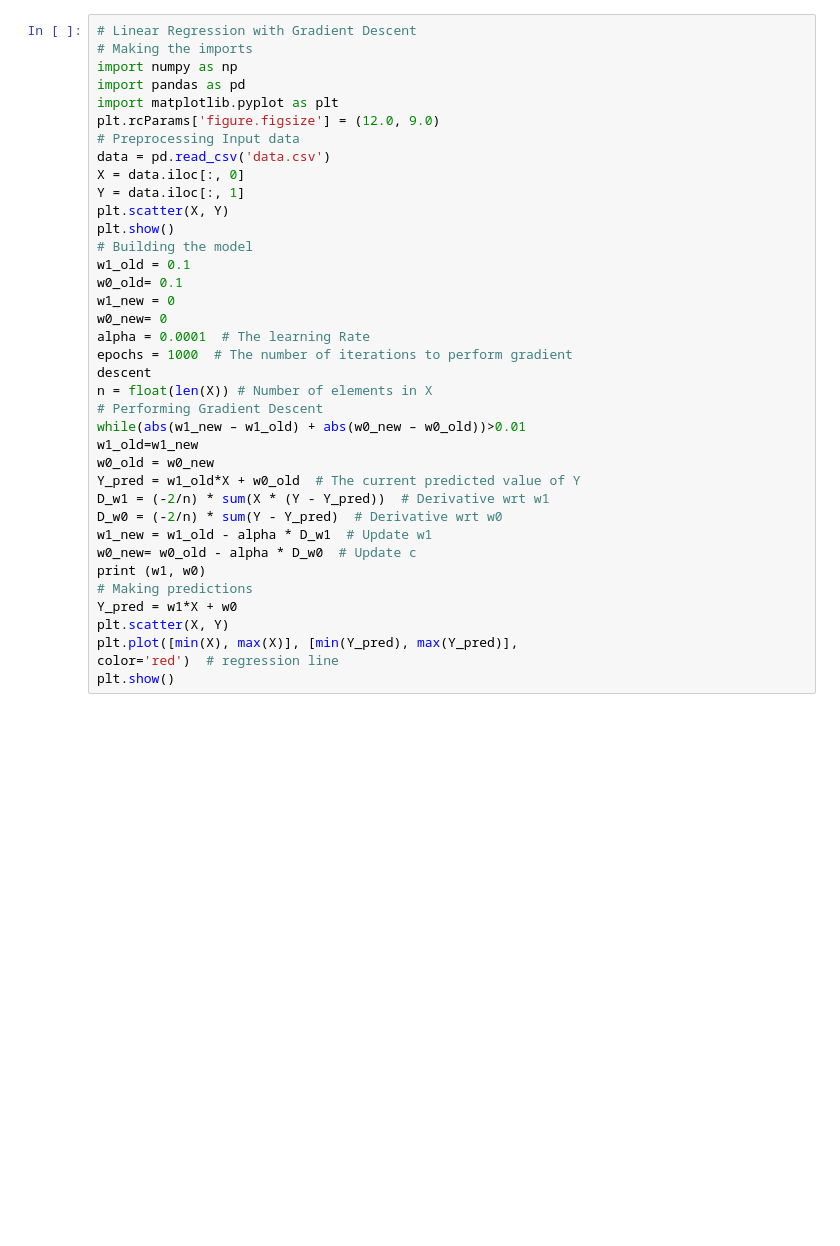
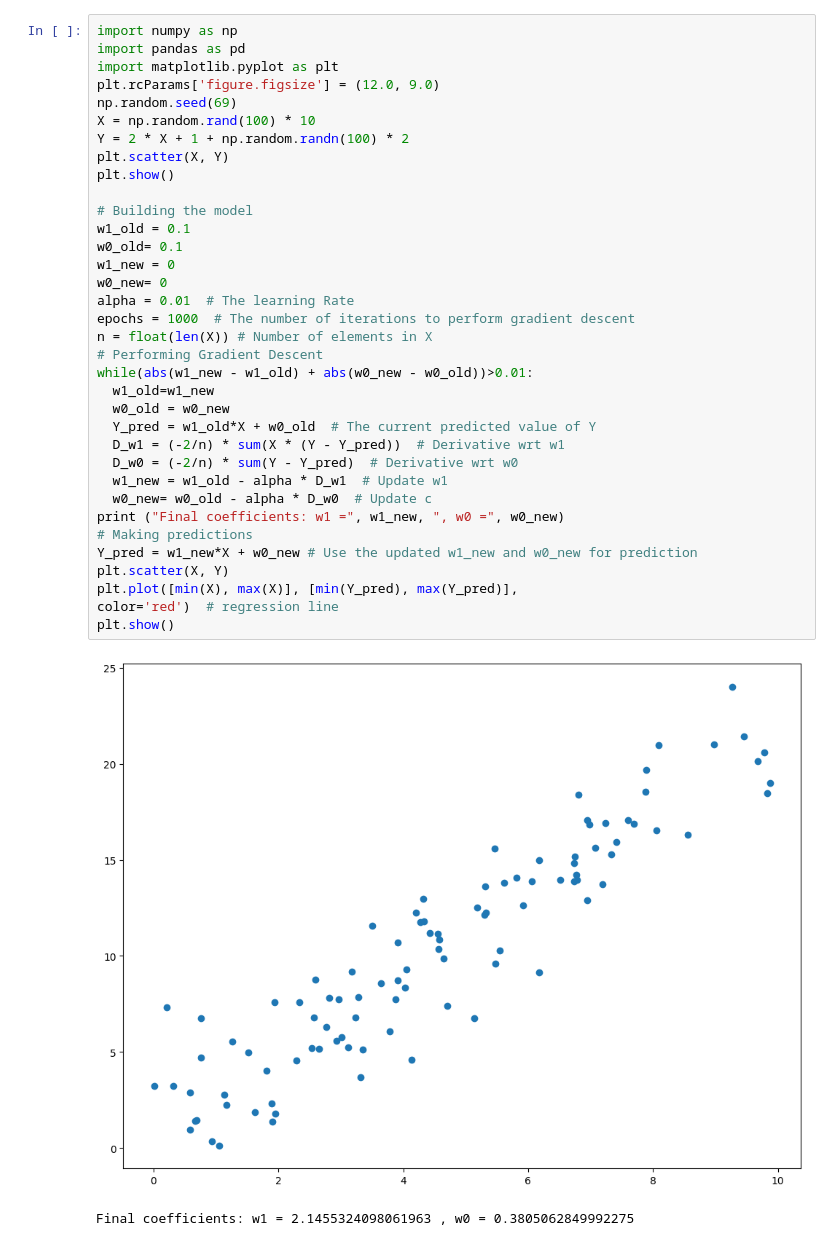
Before and after one commit to Meghan1432md/ML-lab, a Jupyter notebook: ML5.ipynb, the cells around one changed output. Drawn from its saved outputs; the diff is of its cells as text; blank space fills up the shorter version.

```diff
--- a/ML5.ipynb
+++ b/ML5.ipynb
@@ -1,40 +1,40 @@
 # %% [markdown]
 <a href="https://colab.research.google.com/github/Meghan1432md/ML-lab/blob/main/ML5.ipynb" target="_parent"><img src="https://colab.research.google.com/assets/colab-badge.svg" alt="Open In Colab"/></a>
 # %%
-# Linear Regression with Gradient Descent
-# Making the imports
 import numpy as np
 import pandas as pd
 import matplotlib.pyplot as plt
 plt.rcParams['figure.figsize'] = (12.0, 9.0)
-# Preprocessing Input data
-data = pd.read_csv('data.csv')
-X = data.iloc[:, 0]
-Y = data.iloc[:, 1]
+np.random.seed(69)
+X = np.random.rand(100) * 10
+Y = 2 * X + 1 + np.random.randn(100) * 2
 plt.scatter(X, Y)
 plt.show()
+
 # Building the model
 w1_old = 0.1
 w0_old= 0.1
 w1_new = 0
 w0_new= 0
-alpha = 0.0001  # The learning Rate
-epochs = 1000  # The number of iterations to perform gradient
-descent
+alpha = 0.01  # The learning Rate
+epochs = 1000  # The number of iterations to perform gradient descent
 n = float(len(X)) # Number of elements in X
 # Performing Gradient Descent
-while(abs(w1_new – w1_old) + abs(w0_new – w0_old))>0.01
-w1_old=w1_new
-w0_old = w0_new
-Y_pred = w1_old*X + w0_old  # The current predicted value of Y
-D_w1 = (-2/n) * sum(X * (Y - Y_pred))  # Derivative wrt w1
-D_w0 = (-2/n) * sum(Y - Y_pred)  # Derivative wrt w0
-w1_new = w1_old - alpha * D_w1  # Update w1
-w0_new= w0_old - alpha * D_w0  # Update c
-print (w1, w0)
+while(abs(w1_new - w1_old) + abs(w0_new - w0_old))>0.01:
+  w1_old=w1_new
+  w0_old = w0_new
+  Y_pred = w1_old*X + w0_old  # The current predicted value of Y
+  D_w1 = (-2/n) * sum(X * (Y - Y_pred))  # Derivative wrt w1
+  D_w0 = (-2/n) * sum(Y - Y_pred)  # Derivative wrt w0
+  w1_new = w1_old - alpha * D_w1  # Update w1
+  w0_new= w0_old - alpha * D_w0  # Update c
+print ("Final coefficients: w1 =", w1_new, ", w0 =", w0_new)
 # Making predictions
-Y_pred = w1*X + w0
+Y_pred = w1_new*X + w0_new # Use the updated w1_new and w0_new for prediction
 plt.scatter(X, Y)
 plt.plot([min(X), max(X)], [min(Y_pred), max(Y_pred)],
 color='red')  # regression line
 plt.show()
+# %% [output]
+[figure, added]
+Final coefficients: w1 = 2.1455324098061963 , w0 = 0.3805062849992275
```
Also changed, not shown: parts of 1 cell of this notebook.
